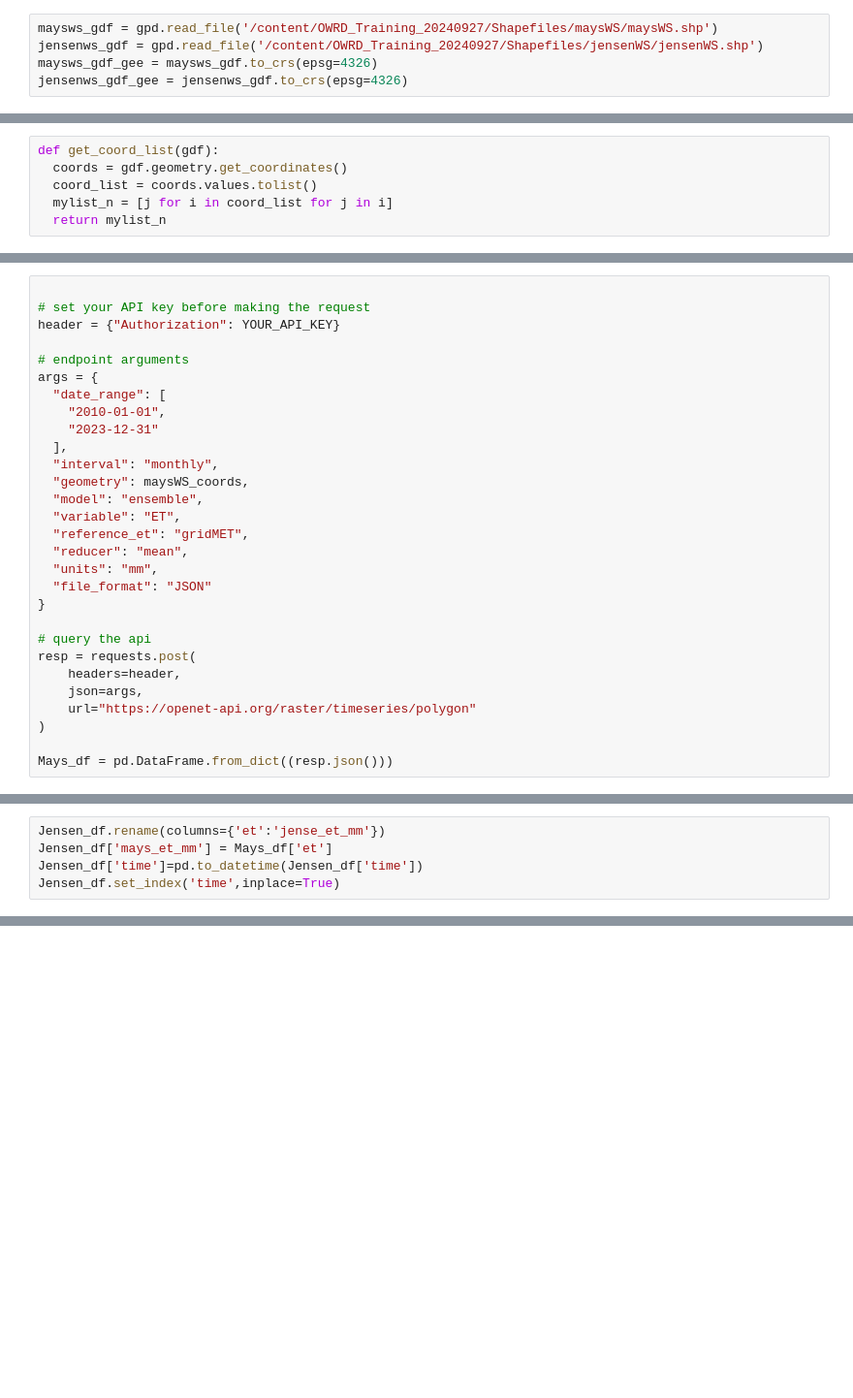
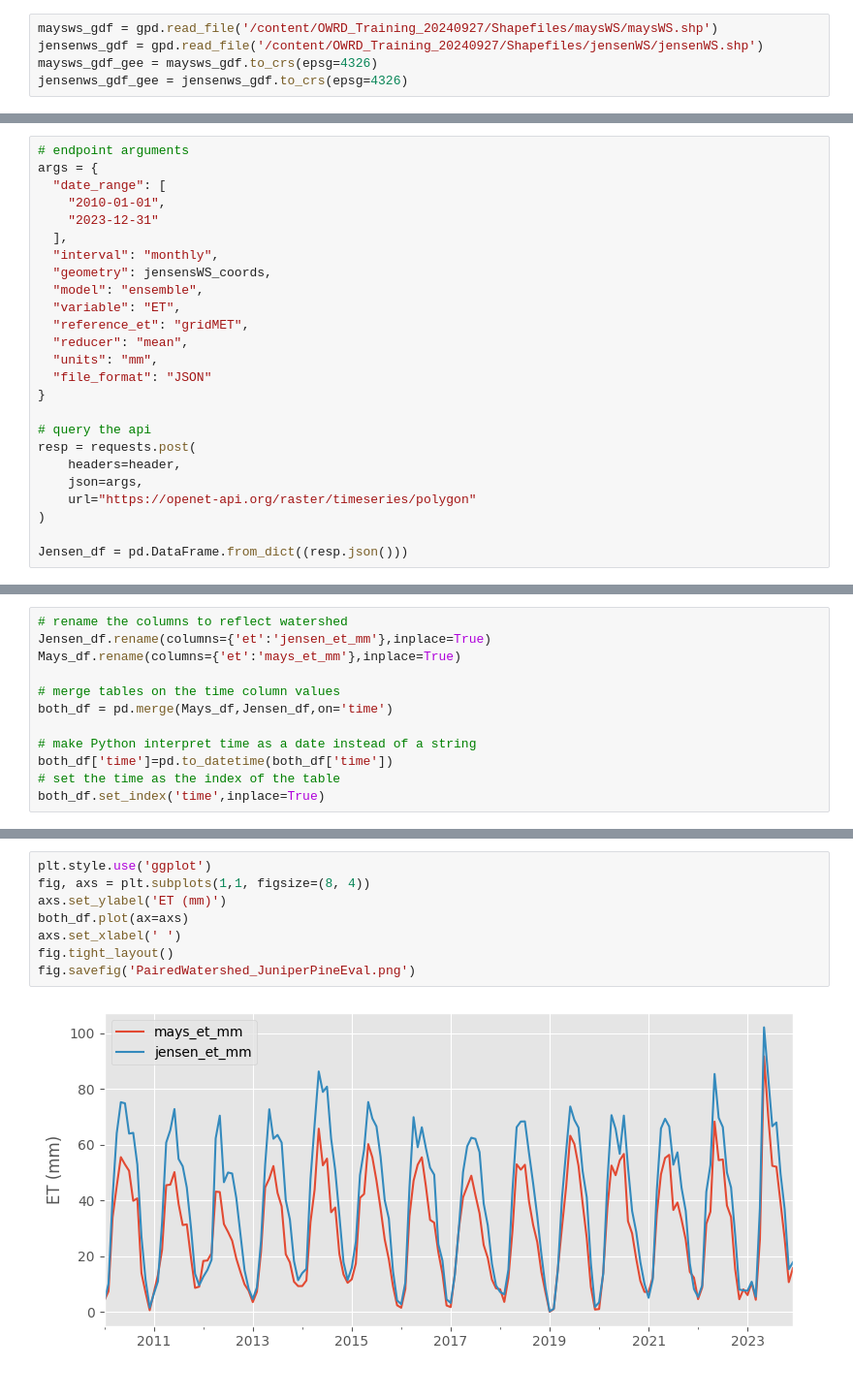
Before and after one commit to sciencebyAJ/OWRD_Training_20240927, a Jupyter notebook: Example_4_OpenET_JuniperRemovalPairedWS.ipynb, the cells around one changed output, grey strips where cells are left out. Shown: that part at 97% size. Saved outputs shown, nothing was run; the diff lists cells and outputs as text; blank space fills up the shorter version.

```diff
--- a/Example_4_OpenET_JuniperRemovalPairedWS.ipynb
+++ b/Example_4_OpenET_JuniperRemovalPairedWS.ipynb
@@ -22,6 +58,0 @@ Get a coodinate list from the polygon geometry to make an API call.
-# %%
-def get_coord_list(gdf):
-  coords = gdf.geometry.get_coordinates()
-  coord_list = coords.values.tolist()
-  mylist_n = [j for i in coord_list for j in i]
-  return mylist_n
@@ -41,8 +164,4 @@ jensensWS_coords = get_coord_list(jensenws_gdf_gee)
 # %%
-
-# set your API key before making the request
-header = {"Authorization": YOUR_API_KEY}
-
 # endpoint arguments
 args = {
   "date_range": [
@@ -50,7 +169,7 @@ args = {
     "2023-12-31"
   ],
   "interval": "monthly",
-  "geometry": maysWS_coords,
+  "geometry": jensensWS_coords,
   "model": "ensemble",
   "variable": "ET",
   "reference_et": "gridMET",
@@ -66,4 +185,4 @@ resp = requests.post(
     url="https://openet-api.org/raster/timeseries/polygon"
 )
 
-Mays_df = pd.DataFrame.from_dict((resp.json()))
+Jensen_df = pd.DataFrame.from_dict((resp.json()))
@@ -99,5 +188,0 @@ Jensen_df = pd.DataFrame.from_dict((resp.json()))
-# %%
-Jensen_df.rename(columns={'et':'jense_et_mm'})
-Jensen_df['mays_et_mm'] = Mays_df['et']
-Jensen_df['time']=pd.to_datetime(Jensen_df['time'])
-Jensen_df.set_index('time',inplace=True)
@@ -126,0 +227,12 @@ Jensen_df.plot()
+# %%
+# rename the columns to reflect watershed
+Jensen_df.rename(columns={'et':'jensen_et_mm'},inplace=True)
+Mays_df.rename(columns={'et':'mays_et_mm'},inplace=True)
+
+# merge tables on the time column values
+both_df = pd.merge(Mays_df,Jensen_df,on='time')
+
+# make Python interpret time as a date instead of a string
+both_df['time']=pd.to_datetime(both_df['time'])
+# set the time as the index of the table
+both_df.set_index('time',inplace=True)
@@ -126,0 +241,10 @@ Jensen_df.plot()
+# %%
+plt.style.use('ggplot')
+fig, axs = plt.subplots(1,1, figsize=(8, 4))
+axs.set_ylabel('ET (mm)')
+both_df.plot(ax=axs)
+axs.set_xlabel(' ')
+fig.tight_layout()
+fig.savefig('PairedWatershed_JuniperPineEval.png')
+# %% [output]
+[figure, added]
```
Also changed, not shown: parts of 34 cells of this notebook.
